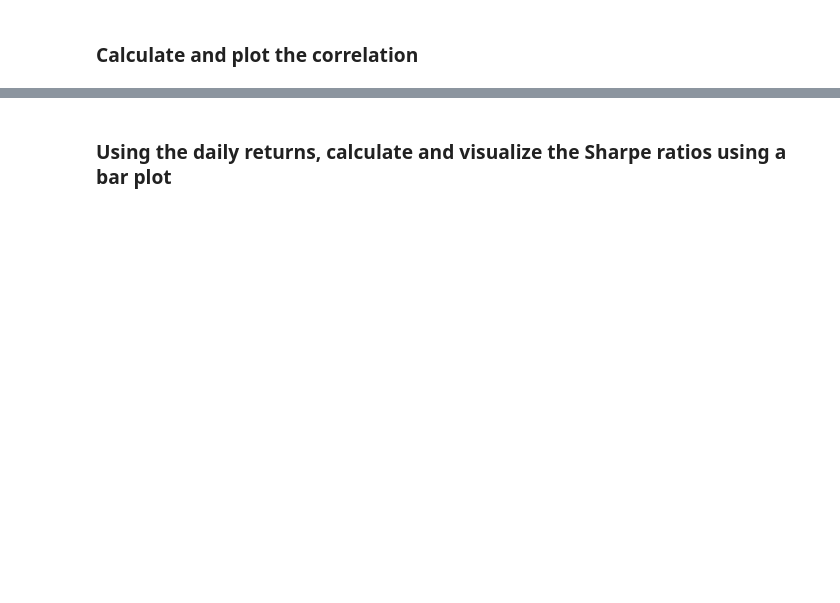
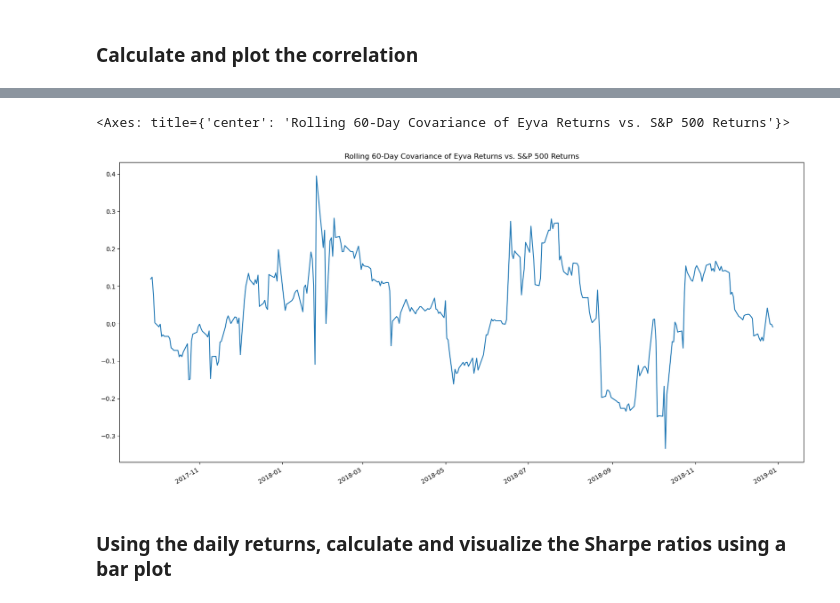
Before and after one commit to eyva19/Portfolio_perfomance_assessment, a Jupyter notebook: whale_analysis.ipynb, the cells around one changed output, grey strips where cells are left out. Saved outputs shown, nothing was run; the diff lists cells and outputs as text; code cells hidden in the pictures; blank space fills up the shorter version.

```diff
--- a/whale_analysis.ipynb
+++ b/whale_analysis.ipynb
@@ -612,3 +656,18 @@ data_all.head(3)
+# %%
+### Calculate and Plot Rolling 60-day Beta for Your Portfolio compared to the S&P 500
+rolling_covariance_all = data_all['Eyva'].rolling(window=60).cov(data_all['S&P TSX'])
+
+# Calculate variance of S&P 500
+rolling_variance_all = data_all['S&P TSX'].rolling(window=60).var()
+
+# Computing beta
+rolling_beta_all = rolling_covariance_all / rolling_variance_all
+
+# Plot beta trend
+rolling_beta_all.plot(figsize=(20,10), title='Rolling 60-Day Covariance of Eyva Returns vs. S&P 500 Returns')
+# %% [output]
+<Axes: title={'center': 'Rolling 60-Day Covariance of Eyva Returns vs. S&P 500 Returns'}>
+[figure, added]
 # %% [markdown]
 ### Using the daily returns, calculate and visualize the Sharpe ratios using a bar plot
 # %%
```
Also changed, not shown: parts of 11 cells of this notebook.
